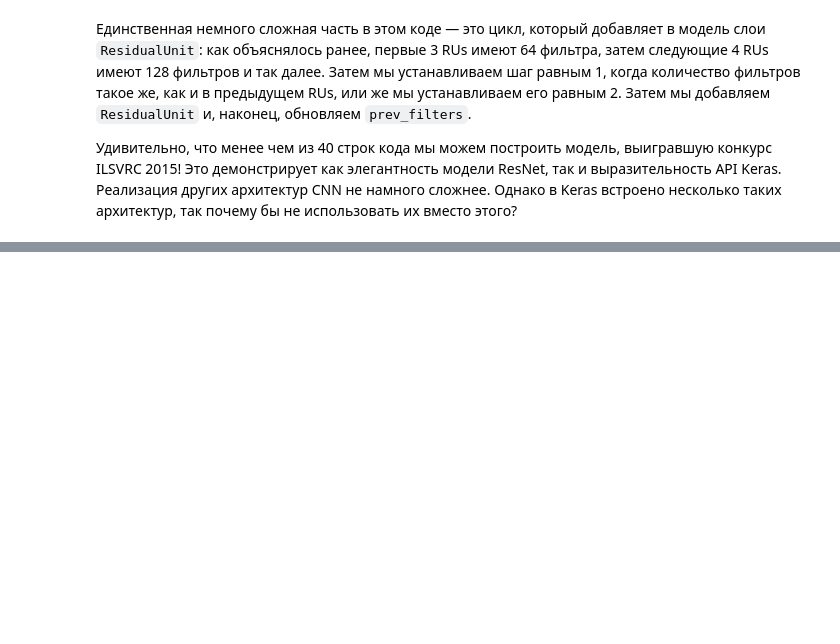
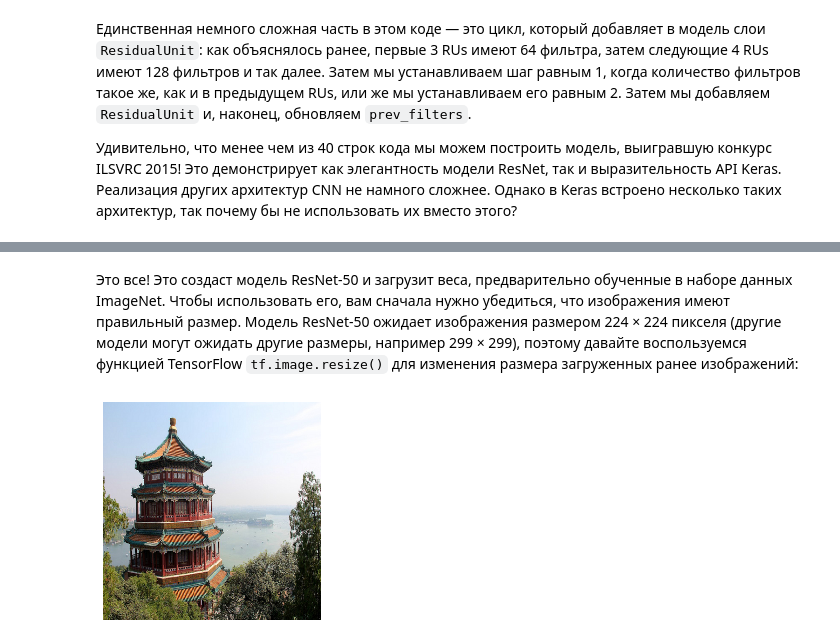
Before and after one commit to Grey216/Deep_computer_vision_with_cnns, a Jupyter notebook: 14_deep_computer_vision_with_cnns.ipynb, the cells around one changed output, grey strips where cells are left out. Saved outputs shown, nothing was run; the diff lists cells and outputs as text; code cells hidden in the pictures; blank space fills up the shorter version.

```diff
--- a/14_deep_computer_vision_with_cnns.ipynb
+++ b/14_deep_computer_vision_with_cnns.ipynb
@@ -1397,0 +1405,8 @@ _________________________________________________________________
+# %% [markdown]
+Это все! Это создаст модель ResNet-50 и загрузит веса, предварительно обученные в наборе данных ImageNet. Чтобы использовать его, вам сначала нужно убедиться, что изображения имеют правильный размер. Модель ResNet-50 ожидает изображения размером 224 × 224 пикселя (другие модели могут ожидать другие размеры, например 299 × 299), поэтому давайте воспользуемся функцией TensorFlow `tf.image.resize()` для изменения размера загруженных ранее изображений:
+# %%
+images_resized = tf.image.resize(images, [224, 224])
+plot_color_image(images_resized[0])
+plt.show()
+# %% [output]
+[figure, added]
```
Also changed, not shown: parts of 18 cells of this notebook.
